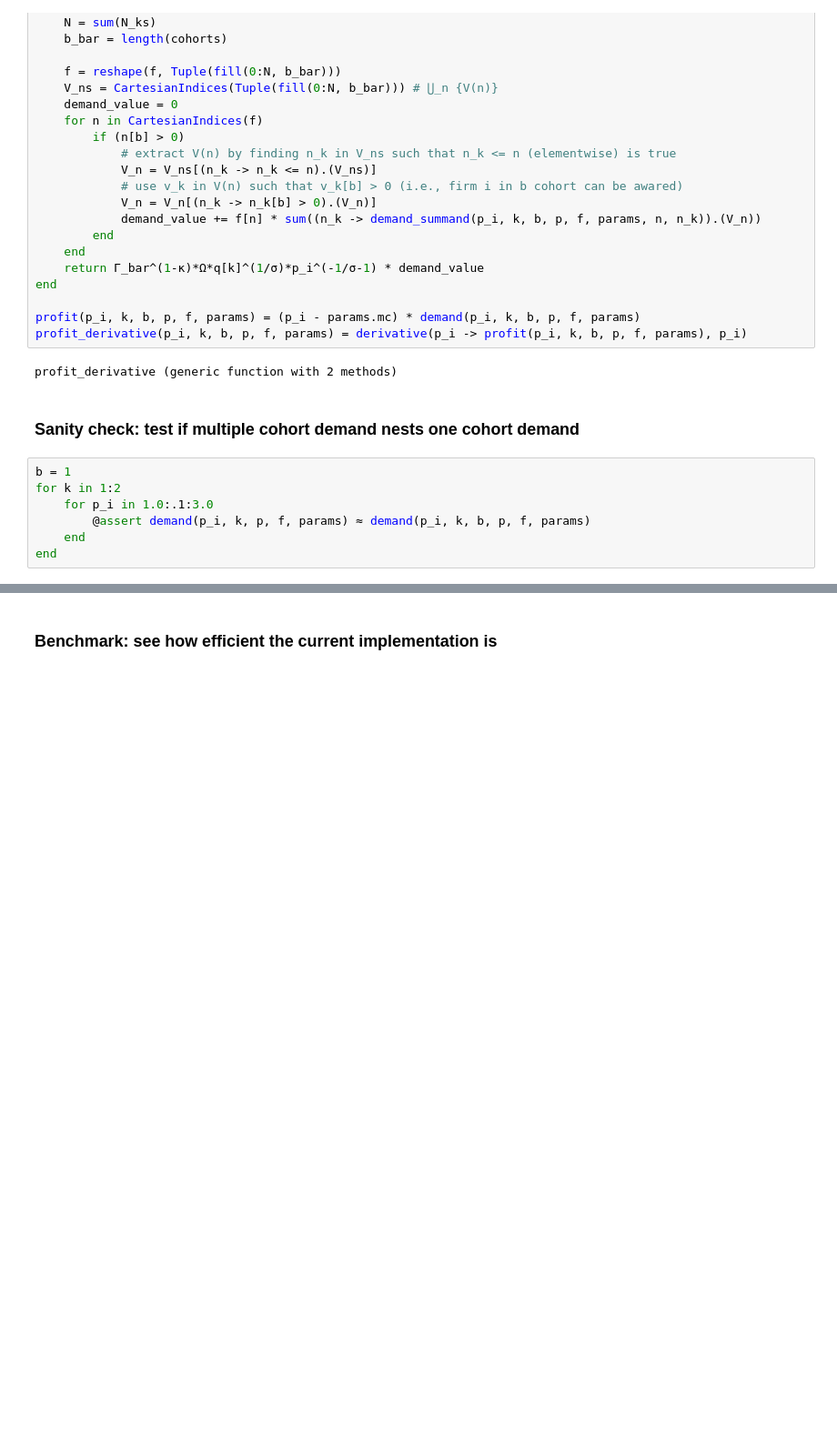
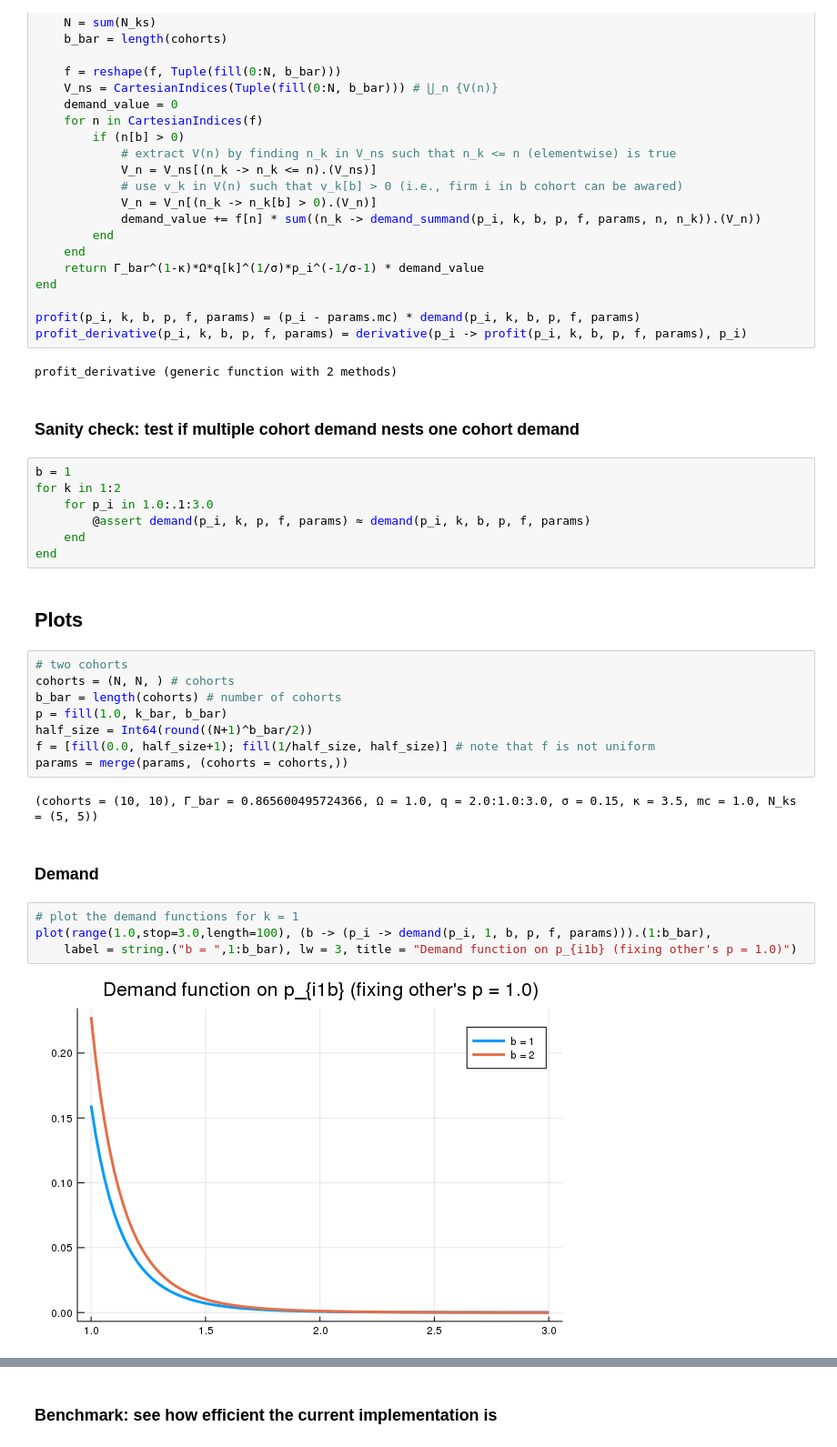
Before and after one commit to lnsongxf/Perla1.jl, a Jupyter notebook: demand-function-with-multiple-cohorts-two-type.ipynb, the cells around one changed output, grey strips where cells are left out. Shown at 91% size. Cells and saved outputs as stored; diff of their text form; blank space fills up the shorter version.

Commit message:
Add plots in notebook for multiple-cohort-two-type

```diff
--- a/demand-function-with-multiple-cohorts-two-type.ipynb
+++ b/demand-function-with-multiple-cohorts-two-type.ipynb
@@ -176,3 +176,23 @@ for k in 1:2
         @assert demand(p_i, k, p, f, params) ≈ demand(p_i, k, b, p, f, params)
     end
 end
+# %% [markdown]
+## Plots
+# %%
+# two cohorts
+cohorts = (N, N, ) # cohorts
+b_bar = length(cohorts) # number of cohorts
+p = fill(1.0, k_bar, b_bar)
+half_size = Int64(round((N+1)^b_bar/2))
+f = [fill(0.0, half_size+1); fill(1/half_size, half_size)] # note that f is not uniform
+params = merge(params, (cohorts = cohorts,))
+# %% [output]
+(cohorts = (10, 10), Γ_bar = 0.865600495724366, Ω = 1.0, q = 2.0:1.0:3.0, σ = 0.15, κ = 3.5, mc = 1.0, N_ks = (5, 5))
+# %% [markdown]
+### Demand
+# %%
+# plot the demand functions for k = 1
+plot(range(1.0,stop=3.0,length=100), (b -> (p_i -> demand(p_i, 1, b, p, f, params))).(1:b_bar),
+    label = string.("b = ",1:b_bar), lw = 3, title = "Demand function on p_{i1b} (fixing other's p = 1.0)")
+# %% [output]
+[figure, added]
```
Also changed, not shown: parts of 11 cells of this notebook.
